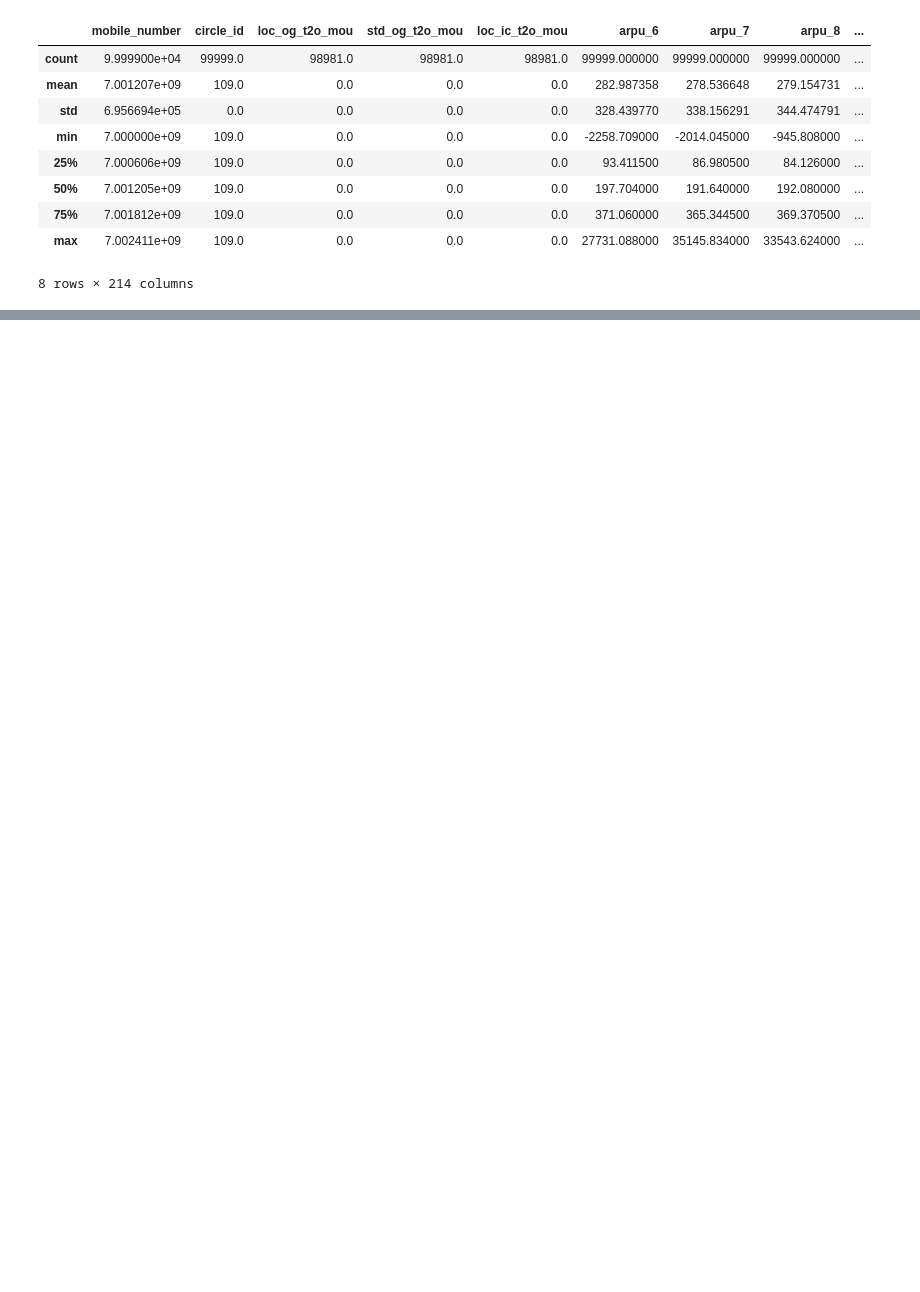
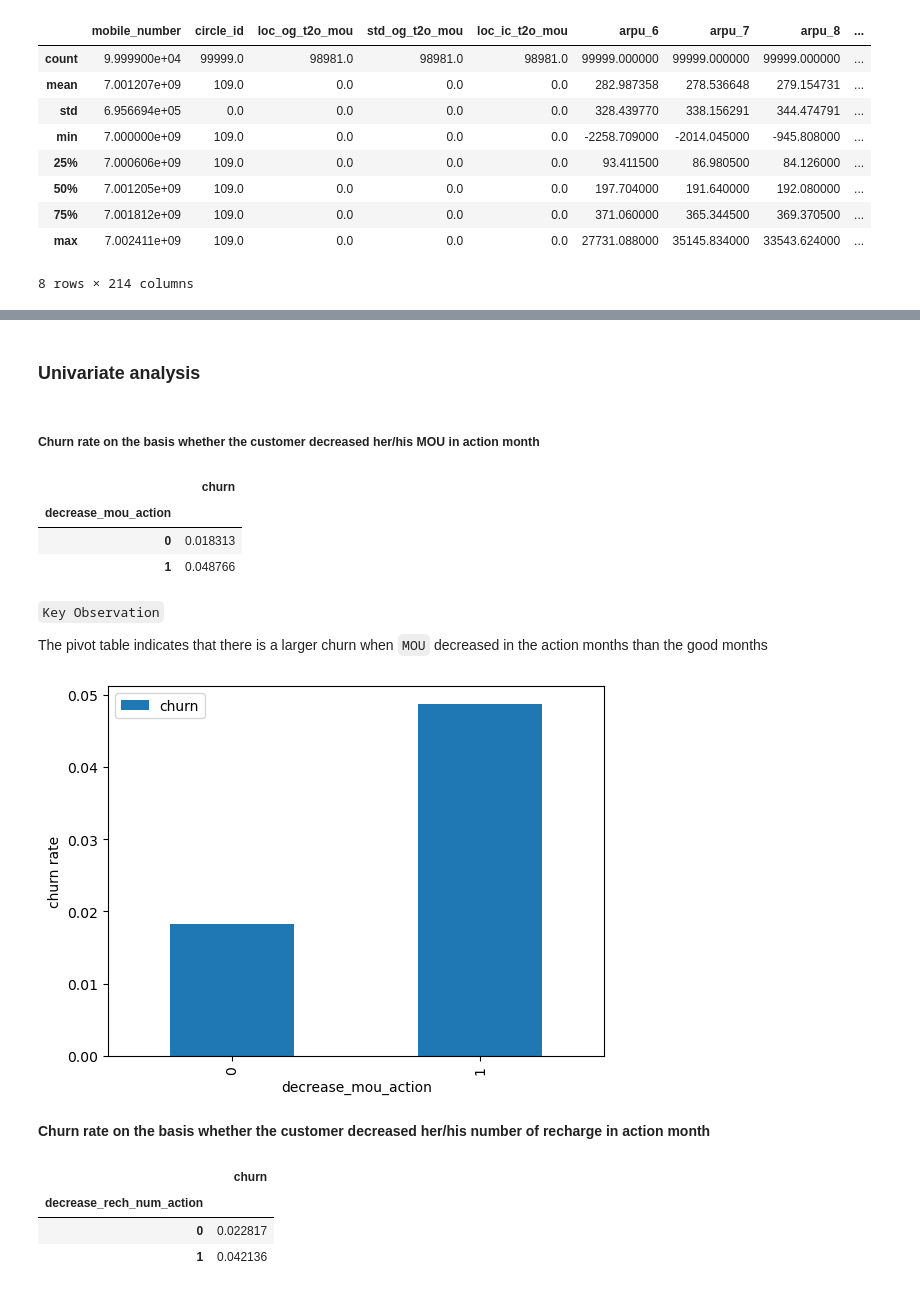
Before and after one commit to theankitasri/telecom_churn_5_mar, a Jupyter notebook: Telecom_Churn_Case_Study_5_Mar_2024.ipynb, the cells around one changed output, grey strips where cells are left out. Saved outputs shown, nothing was run; the diff lists cells and outputs as text; code cells hidden in the pictures; blank space fills up the shorter version.

```diff
--- a/Telecom_Churn_Case_Study_5_Mar_2024.ipynb
+++ b/Telecom_Churn_Case_Study_5_Mar_2024.ipynb
@@ -49,0 +650,9 @@ inp0.describe()
+# %%
+# Avg rech_amt in action phase
+data['avg_rech_amt_action'] = (data['total_rech_amt_7'] + data['total_rech_amt_8'])/2
+# %%
+# Difference of action phase rech amt and good phase rech amt
+data['diff_rech_amt'] = data['avg_rech_amt_action'] - data['total_rech_amt_6']
+# %%
+# Checking if rech_amt has decreased in action phase
+data['decrease_rech_amt_action'] = np.where((data['diff_rech_amt'] < 0), 1, 0)
@@ -49,0 +670,33 @@ inp0.describe()
+# %% [markdown]
+### Univariate analysis
+# %% [markdown]
+##### Churn rate on the basis whether the customer decreased her/his MOU in action month
+# %%
+# Converting churn column to int in order to do aggfunc in the pivot table
+data['churn'] = data['churn'].astype('int64')
+# %%
+data.pivot_table(values='churn', index='decrease_mou_action', aggfunc='mean')
+# %% [output]
+|  | churn |
+| decrease_mou_action |  |
+| 0 | 0.018313 |
+| 1 | 0.048766 |
+# %% [markdown]
+`Key Observation`
+
+The pivot table indicates that there is a larger churn when `MOU` decreased in the action months than the good months
+# %%
+data.pivot_table(values='churn', index='decrease_mou_action', aggfunc='mean').plot.bar()
+plt.ylabel('churn rate')
+plt.show()
+# %% [output]
+[figure, added]
+# %% [markdown]
+**Churn rate on the basis whether the customer decreased her/his number of recharge in action month**
+# %%
+data.pivot_table(values='churn', index='decrease_rech_num_action', aggfunc='mean')
+# %% [output]
+|  | churn |
+| decrease_rech_num_action |  |
+| 0 | 0.022817 |
+| 1 | 0.042136 |
```
Also changed, not shown: parts of 108 cells of this notebook.
